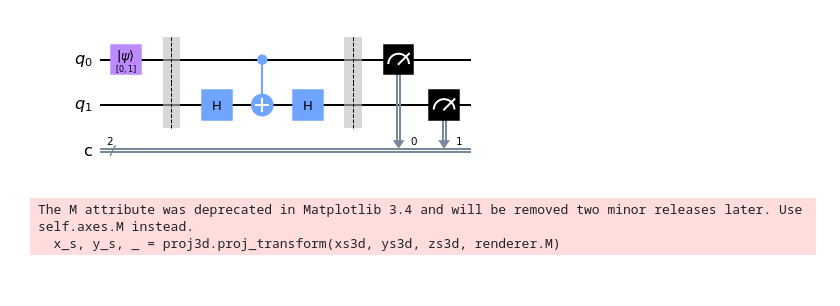
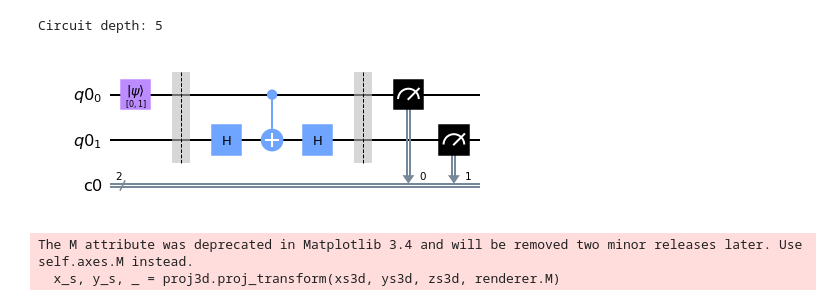
Before and after one commit to sergiomtzlosa/docker-qiskit, a Jupyter notebook: qiskit-jupyter/notebooks/controlled-Z.ipynb, the cells around one changed output. Saved outputs shown, nothing was run; the diff lists cells and outputs as text; code cells hidden in the pictures.

```diff
--- a/qiskit-jupyter/notebooks/controlled-Z.ipynb
+++ b/qiskit-jupyter/notebooks/controlled-Z.ipynb
@@ -3,20 +3,27 @@ from qiskit import *
 from qiskit.visualization import plot_histogram, plot_bloch_multivector, plot_state_qsphere
 %matplotlib inline
 # %%
-circuit = qiskit.QuantumCircuit(2,2)
+cr = ClassicalRegister(2, "c0")
+qr = QuantumRegister(2, "q0")
+
+circuit = qiskit.QuantumCircuit(qr,cr)
 
 circuit.initialize([0,1], 0)
 
 circuit.barrier()
 circuit.h(1)
 circuit.cx(0,1)
 circuit.h(1)
 circuit.barrier()
 
+#result2 = transpile(circuit, basis_gates=['u1', 'u2', 'u3', 'cx'], optimization_level=3)
+#result2.to_gate().control()
+
 circuit.measure([0,1],[0,1])
-
+print("Circuit depth: " + str(circuit.depth()))
 circuit.draw(output="mpl")
 # %% [output]
+Circuit depth: 5
-[figure, old version]
+[figure, new version]
 # %%
 # simulators
```
Also changed, not shown: parts of 5 cells of this notebook.
